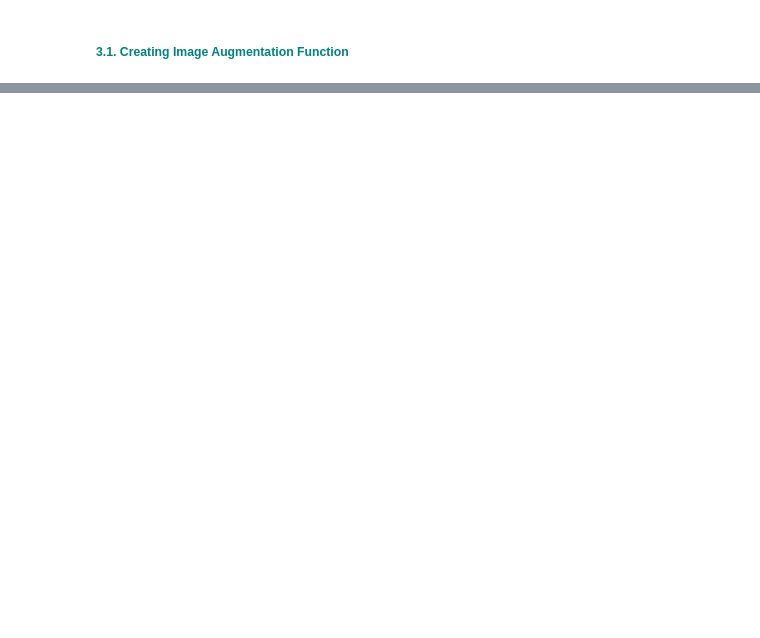
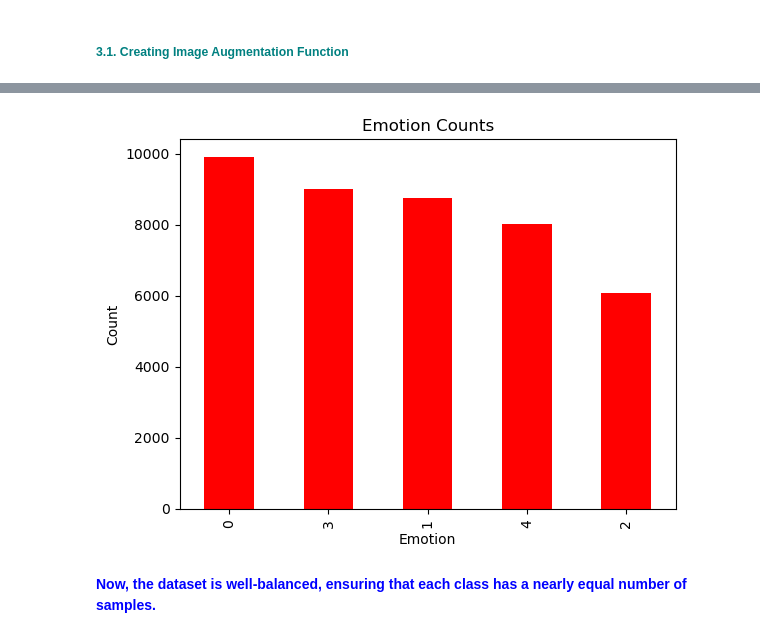
Before and after one commit to sabheen9/CapStone3-Facial_Expression_Classification, a Jupyter notebook: notebooks/Facial_Expression_Classification.ipynb, the cells around one changed output, grey strips where cells are left out. Drawn from its saved outputs; the diff is of its cells as text; code cells hidden in the pictures; blank space fills up the shorter version.

```diff
--- a/notebooks/Facial_Expression_Classification.ipynb
+++ b/notebooks/Facial_Expression_Classification.ipynb
@@ -280,0 +218,14 @@ df
+# %%
+temp.plot(y='Count', kind='bar', legend=False,color='red')  # Plot the 'Count' column as a bar chart
+
+# Set the title and labels
+plt.title('Emotion Counts')
+plt.xlabel('Emotion')
+plt.ylabel('Count')
+
+# Display the plot
+plt.show()
+# %% [output]
+[figure, added]
+# %% [markdown]
+**<font color='blue'> Now, the dataset is well-balanced, ensuring that each class has a nearly equal number of samples. </font>**
```
Also changed, not shown: parts of 12 cells of this notebook.
